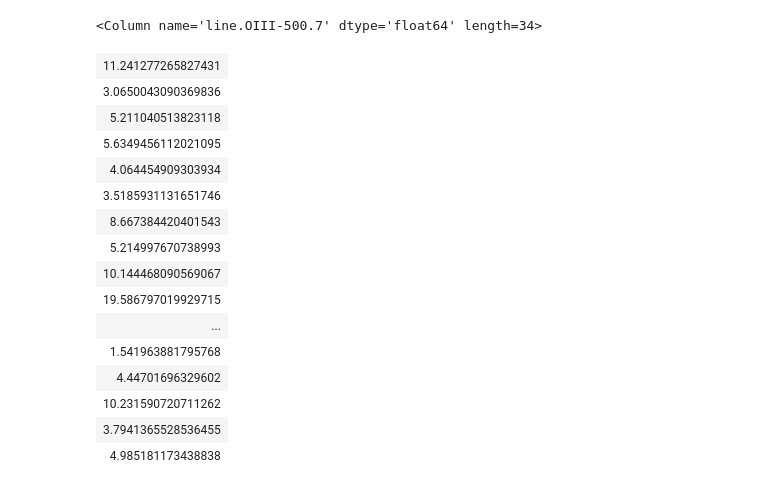
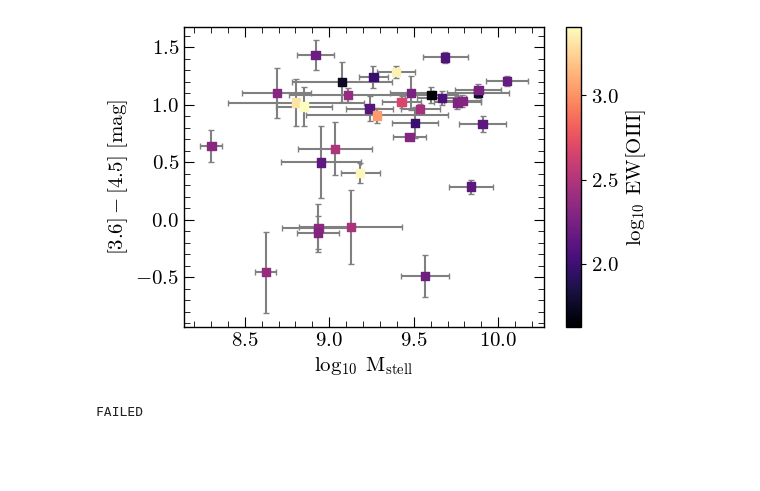
Before and after one commit to 0hardytom/eelgs, a Jupyter notebook: notebooks/epiph/week1/cigale_check.ipynb, the cells around one changed output. Saved outputs shown, nothing was run; the diff lists cells and outputs as text; code cells hidden in the pictures; blank space fills up the shorter version.

```diff
--- a/notebooks/epiph/week1/cigale_check.ipynb
+++ b/notebooks/epiph/week1/cigale_check.ipynb
@@ -88,20 +166,59 @@ genesis_metallicity.genesis_metallicity.genesis_metallicity
 # %%
-*1e20
+fig, ax = pf.create_plot((4.5,3))
+# ax.errorbar(peas_final['logmstellar'],colordiff,
+#             yerr=colordifferr, xerr=peas_final['logmstellar_err'],
+#             fmt='s', ecolor='gray', capsize=2, color='#ff004f')
+
+ax.errorbar(peas_final['logmstellar'],colordiff,
+            yerr=colordifferr, xerr=peas_final['logmstellar_err'],
+            fmt='s', ecolor='gray', capsize=2, color='None')
+
+sc = ax.scatter(peas_final['logmstellar'],colordiff, c=np.log10(peas_final['oiii5007_ew']),
+                 zorder=10, cmap='magma', marker='s')
+
+plt.colorbar(sc,label=r'$\log_{10}\;$EW[OIII]')
+
+ax.set_ylabel(r'$[3.6]-[4.5]$ [mag]')
+ax.set_xlabel(r'$\log_{10}\;\mathrm{M}_{\mathrm{stell}}$')
+
+
+pf.fix_plot([ax])
+fig.savefig(f'figs/masscdiff.png', dpi=600, bbox_inches='tight')
 # %% [output]
-<Column name='line.OIII-500.7' dtype='float64' length=34>
-| 11.241277265827431 |
-| 3.0650043090369836 |
-| 5.211040513823118 |
-| 5.6349456112021095 |
-| 4.064454909303934 |
-| 3.5185931131651746 |
-| 8.667384420401543 |
-| 5.214997670738993 |
-| 10.144468090569067 |
-| 19.586797019929715 |
-| ... |
-| 1.541963881795768 |
-| 4.44701696329602 |
-| 10.231590720711262 |
-| 3.7941365528536455 |
-| 4.985181173438838 |
+[figure, added]
+# %%
+peas_final['Z_dir_gen'] = np.ones_like(peas_final['z'])*1.031492
+peas_final['Z_dir_gen_err'] = np.ones_like(peas_final['z'])*1.031492
+peas_final['direct'] = np.ones_like(peas_final['z'])
+
+peas_final_mask = (peas_final['hdelta_flux']>0)&(peas_final['oii3726_flux']>0)&(peas_final['oii3729_flux']>0)&(peas_final['hgamma_flux']>0)&(peas_final['hbeta_flux']>0)&(peas_final['oiii5007_flux']>0)&(peas_final['oiii4959_flux']>0)
+peas_final_new = peas_final[peas_final_mask]
+
+for p in peas_final_new:
+    input_dict = {}
+    input_dict['redshift'] =  p['z']
+    input_dict['OII']      = [p['oii3726_flux']+p['oii3729_flux'],np.sqrt(np.sum(np.array([p['oii3726_flux_err'],p['oii3729_flux_err']])**2))]
+    input_dict['Hdelta']   = [p['hdelta_flux'], p['hdelta_flux_err']]
+    input_dict['Hgamma']   = [p['hgamma_flux'], p['hgamma_flux_err']]
+    input_dict['Hbeta']    = [p['hbeta_flux'], p['hbeta_flux_err']]
+    input_dict['O4959']    = [p['oiii4959_flux'],p['oiii4959_flux_err']]
+    input_dict['O5007']    = [p['oiii5007_flux'],p['oiii5007_flux_err']]
+    input_dict['Hbeta_EW'] = [p['hbeta_ew'], p['hbeta_ew_err']]
+
+    direct = 0
+    if p['oiii4363_flux']>0:
+        input_dict['O4363'] = [p['oiii4363_flux'],p['oiii4363_flux_err']]
+        direct = 1
+
+    try:
+        galaxy = genesis_metallicity(input_dict)
+        p['Z_dir_gen'] = galaxy.metallicity.n
+        p['Z_dir_gen_err'] = galaxy.metallicity.s
+        p['direct'] = direct
+    except:
+        print('FAILED')
+        p['Z_dir_gen'] = np.nan
+        p['Z_dir_gen_err'] = np.nan
+        p['direct'] = np.nan
+# %% [output]
+FAILED
```
Also changed, not shown: parts of 8 cells of this notebook.
